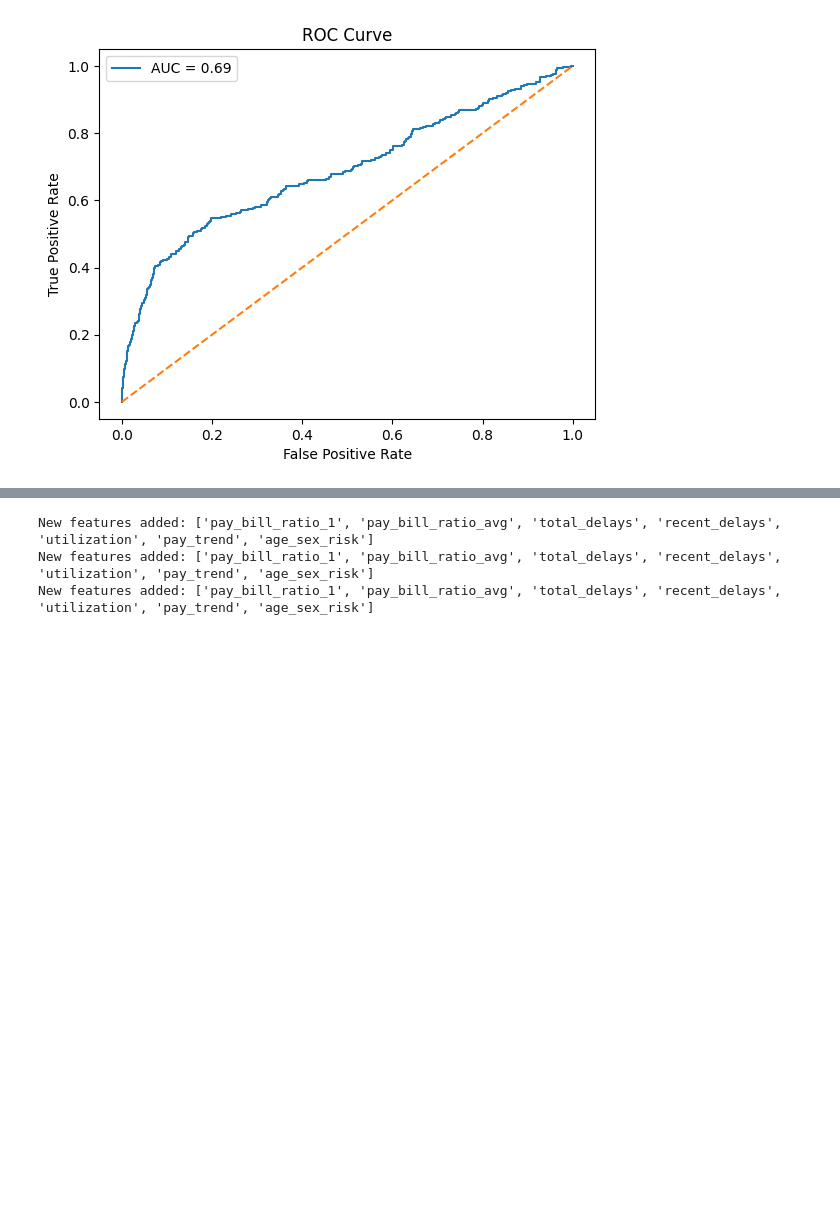
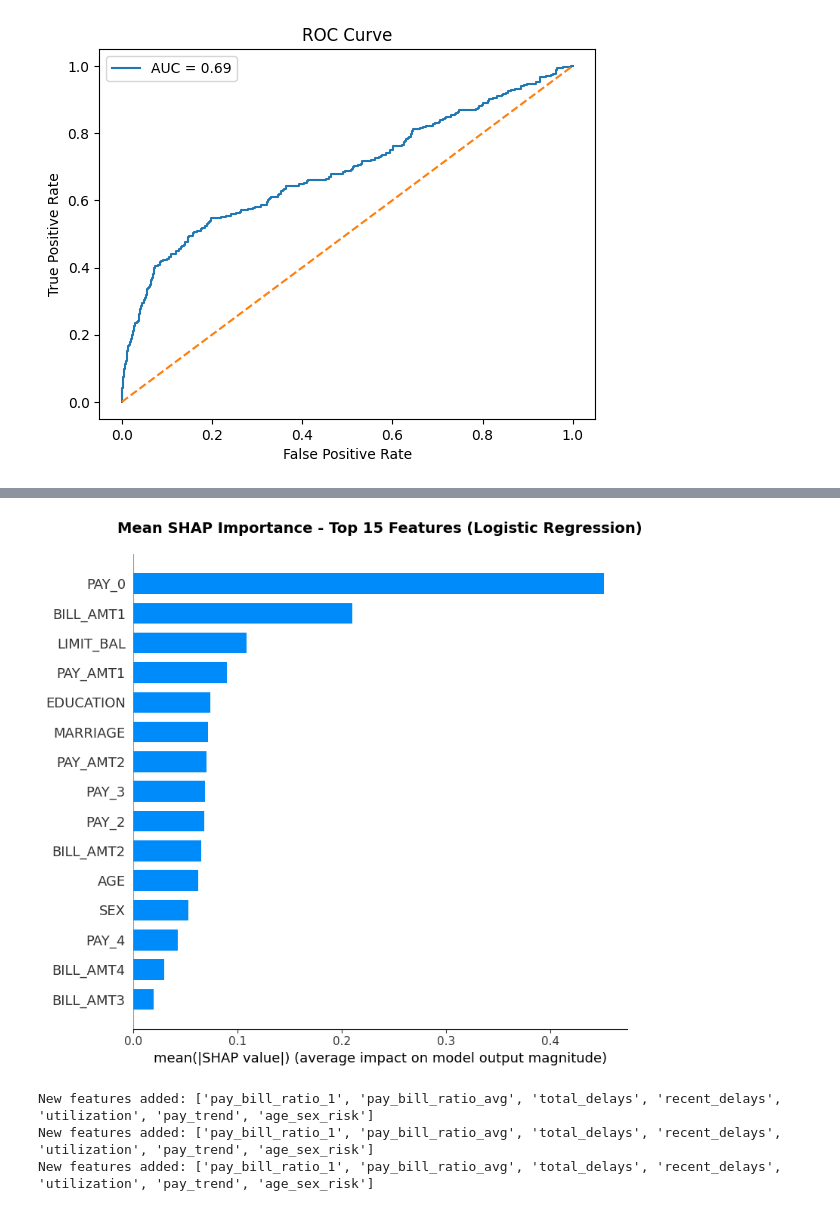
Before and after one commit to Mboga/credit-card-default, a Jupyter notebook: notebooks/01_exploratory_data_analysis.ipynb, the cells around one changed output, grey strips where cells are left out. Saved outputs shown, nothing was run; the diff lists cells and outputs as text; code cells hidden in the pictures; blank space fills up the shorter version.

```diff
--- a/notebooks/01_exploratory_data_analysis.ipynb
+++ b/notebooks/01_exploratory_data_analysis.ipynb
@@ -343,3 +405,36 @@ plt.show()
+# %%
+# bar
+import shap
+import matplotlib.pyplot as plt
+
+# 1. Ensure shap_values is in the right format for the bar plot
+# For some versions of SHAP/sklearn, it returns a list. We want the positive class.
+if isinstance(shap_values, list):
+    plot_data = shap_values[1]
+else:
+    plot_data = shap_values
+
+# 2. Generate the Bar Plot
+plt.figure(figsize=(10, 6))
+
+shap.summary_plot(
+    plot_data,
+    X_test,
+    feature_names=X_test_df.columns,
+    plot_type="bar",
+    max_display=15,
+    show=False
+)
+
+# 3. Style and Title
+plt.title('Mean SHAP Importance - Top 15 Features (Logistic Regression)',
+          fontsize=14, fontweight='bold', pad=20)
+plt.xlabel('mean(SHAP value) (average impact on model output magnitude)')
+
+plt.tight_layout()
+plt.show()
+# %% [output]
+[figure, added]
 # %%
 # feature engineering
 
```
Also changed, not shown: parts of 3 cells of this notebook.
